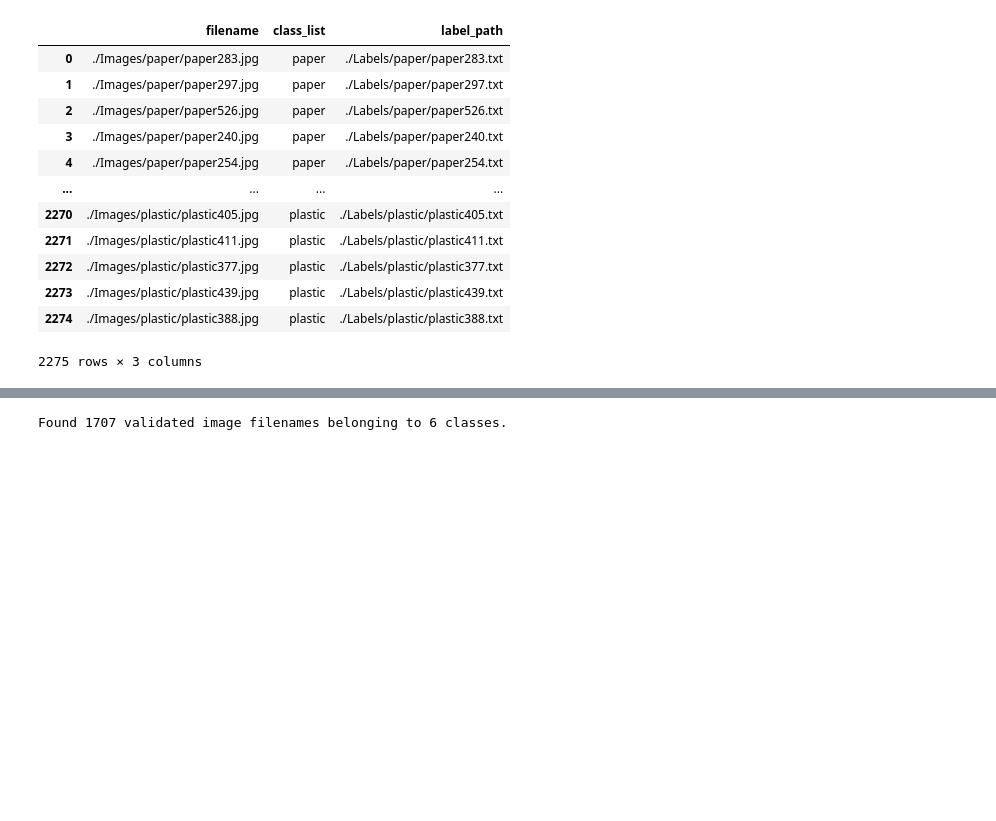
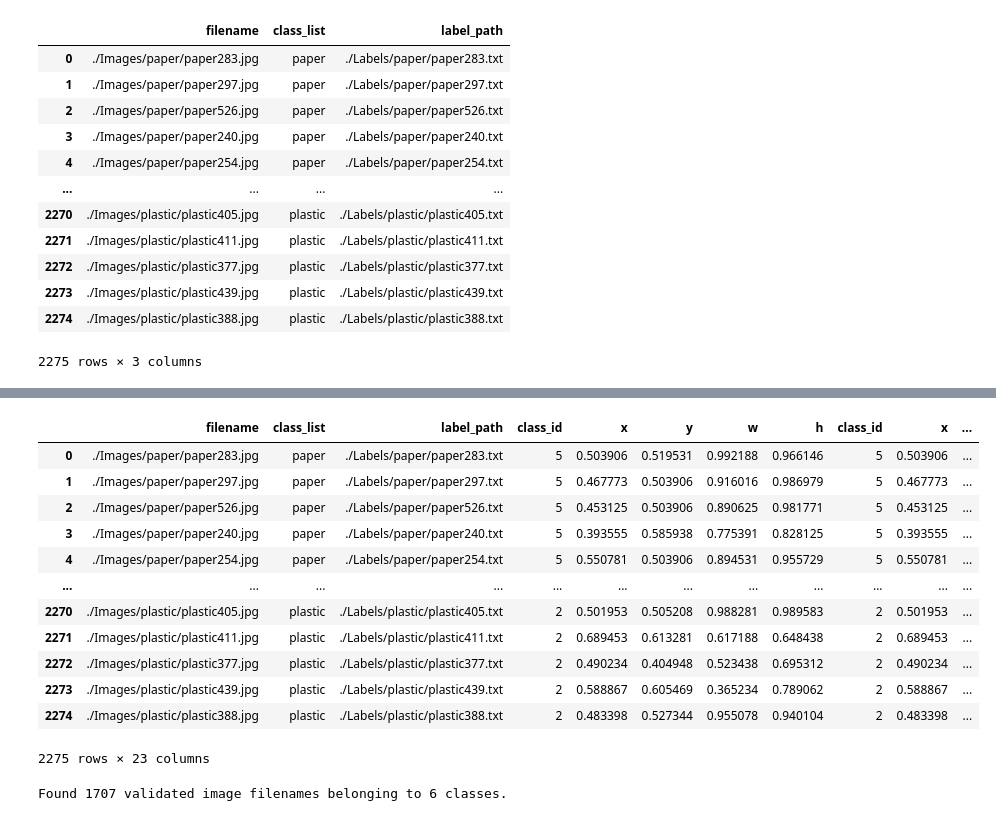
Before and after one commit to nandini-sundar/cs230-waste-classification-and-detection, a Jupyter notebook: keras_trashnet.ipynb, the cells around one changed output, grey strips where cells are left out. Saved outputs shown, nothing was run; the diff lists cells and outputs as text; code cells hidden in the pictures; blank space fills up the shorter version.

Commit message:
Reading all labels in a dataframe.

```diff
--- a/keras_trashnet.ipynb
+++ b/keras_trashnet.ipynb
@@ -238,3 +238,20 @@ train_df
 | 2273 | ./Images/plastic/plastic439.jpg | plastic | ./Labels/plastic/plastic439.txt |
 | 2274 | ./Images/plastic/plastic388.jpg | plastic | ./Labels/plastic/plastic388.txt |
 2275 rows × 3 columns
+# %%
+#train_df['label_path'].apply(lambda label_path : pd.read_csv(data_dir.joinpath(label_path) ))
+label_format = ['class_id', 'x', 'y', 'w', 'h']
+
+labels_list = []
+for label_file in train_df['label_path']:
+    label_file = data_dir.joinpath(label_file)
+    df_label_indiv = pd.read_csv(label_file, sep=" ", names=label_format)
+
+    #Keeping only first row of the dataframe for simplicity
+    df_label_indiv = df_label_indiv.head(1)
+    labels_list.append(df_label_indiv)
+# %%
+
+df_label_all = pd.concat(labels_list)
+df_label_all.reset_index(drop=True, inplace=True)
+print(df_label_all)
@@ -241,3 +273,21 @@ train_df
+# %%
+df_label_all.index = train_df.index
+train_df_x_y = pd.concat([train_df, df_label_all], axis=1, sort=False)
+train_df_x_y
+# %% [output]
+|  | filename | class_list | label_path | class_id | x | y | w | h | class_id | x | ... |
+| 0 | ./Images/paper/paper283.jpg | paper | ./Labels/paper/paper283.txt | 5 | 0.503906 | 0.519531 | 0.992188 | 0.966146 | 5 | 0.503906 | ... |
+| 1 | ./Images/paper/paper297.jpg | paper | ./Labels/paper/paper297.txt | 5 | 0.467773 | 0.503906 | 0.916016 | 0.986979 | 5 | 0.467773 | ... |
+| 2 | ./Images/paper/paper526.jpg | paper | ./Labels/paper/paper526.txt | 5 | 0.453125 | 0.503906 | 0.890625 | 0.981771 | 5 | 0.453125 | ... |
+| 3 | ./Images/paper/paper240.jpg | paper | ./Labels/paper/paper240.txt | 5 | 0.393555 | 0.585938 | 0.775391 | 0.828125 | 5 | 0.393555 | ... |
+| 4 | ./Images/paper/paper254.jpg | paper | ./Labels/paper/paper254.txt | 5 | 0.550781 | 0.503906 | 0.894531 | 0.955729 | 5 | 0.550781 | ... |
+| ... | ... | ... | ... | ... | ... | ... | ... | ... | ... | ... | ... |
+| 2270 | ./Images/plastic/plastic405.jpg | plastic | ./Labels/plastic/plastic405.txt | 2 | 0.501953 | 0.505208 | 0.988281 | 0.989583 | 2 | 0.501953 | ... |
+| 2271 | ./Images/plastic/plastic411.jpg | plastic | ./Labels/plastic/plastic411.txt | 2 | 0.689453 | 0.613281 | 0.617188 | 0.648438 | 2 | 0.689453 | ... |
+| 2272 | ./Images/plastic/plastic377.jpg | plastic | ./Labels/plastic/plastic377.txt | 2 | 0.490234 | 0.404948 | 0.523438 | 0.695312 | 2 | 0.490234 | ... |
+| 2273 | ./Images/plastic/plastic439.jpg | plastic | ./Labels/plastic/plastic439.txt | 2 | 0.588867 | 0.605469 | 0.365234 | 0.789062 | 2 | 0.588867 | ... |
+| 2274 | ./Images/plastic/plastic388.jpg | plastic | ./Labels/plastic/plastic388.txt | 2 | 0.483398 | 0.527344 | 0.955078 | 0.940104 | 2 | 0.483398 | ... |
+2275 rows × 23 columns
 # %%
 # The 1./255 is to convert from uint8 to float32 in range [0,1].
 image_generator = tf.keras.preprocessing.image.ImageDataGenerator(rescale=1./255,
```
Also changed, not shown: parts of 1 cell of this notebook.
